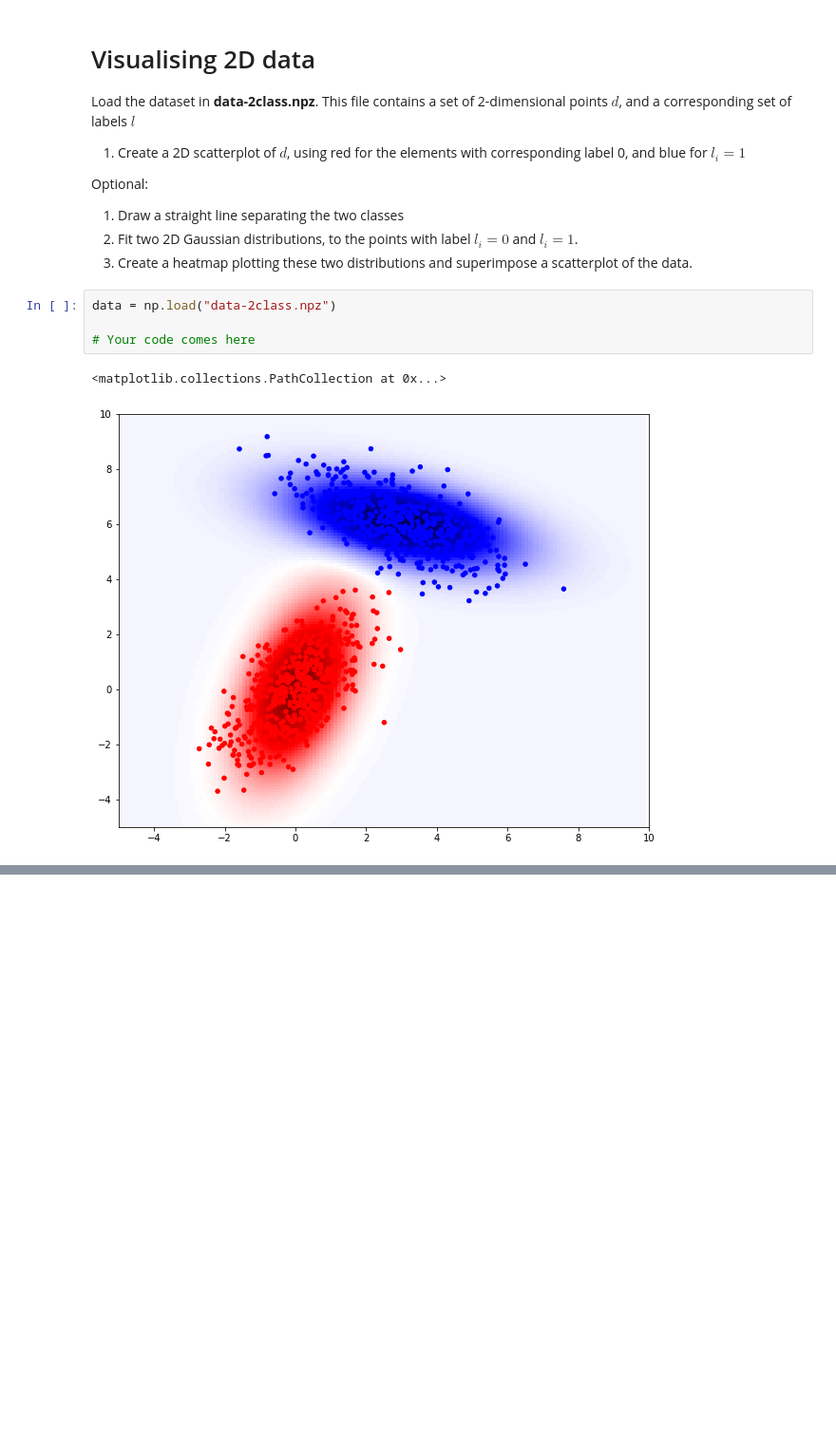
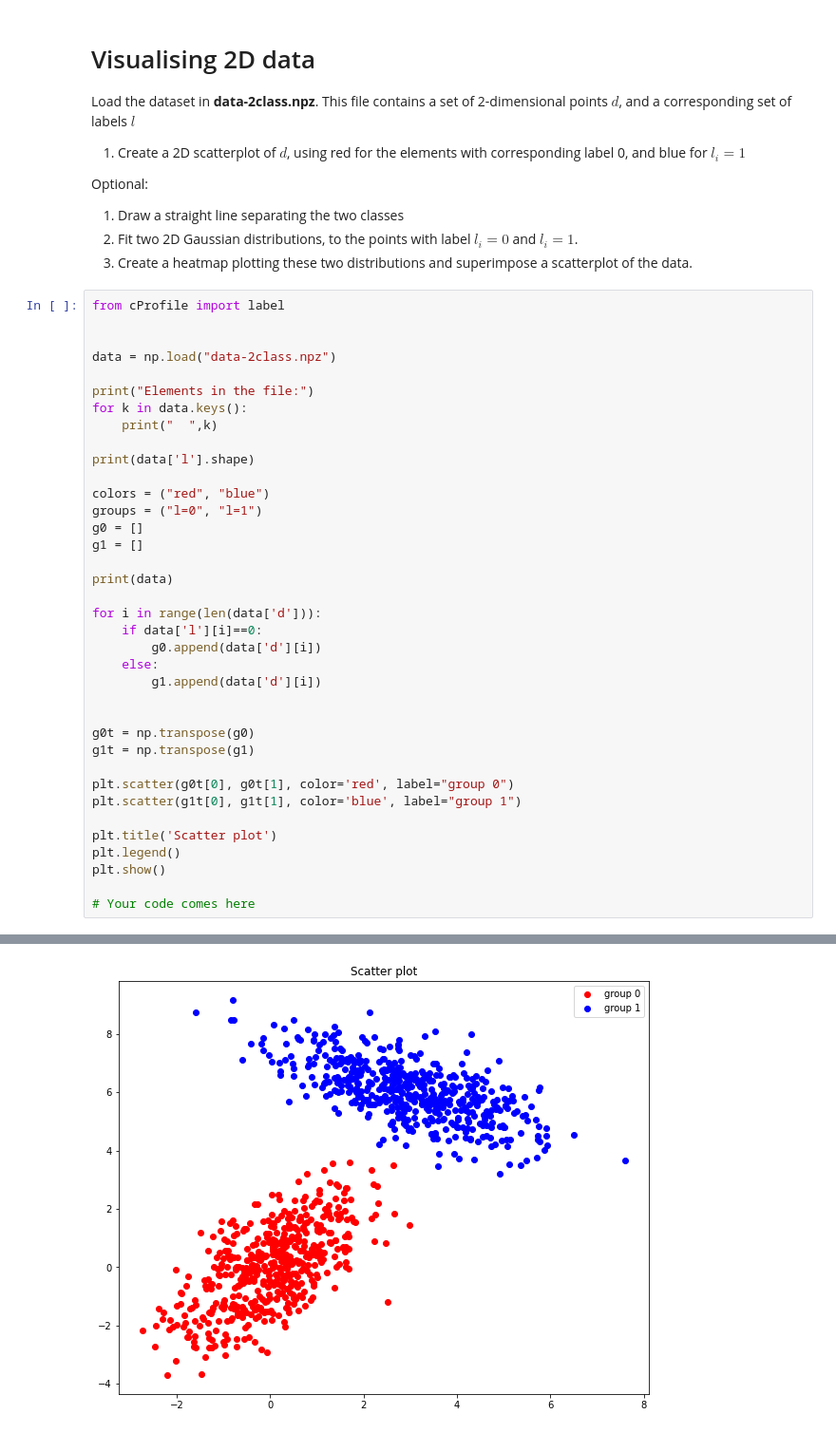
Before and after one commit to Frederico-lp/Machine-Learning, a Jupyter notebook: lab1/Lab 1, Introduction handout 2022.ipynb, the cells around one changed output, grey strips where cells are left out. Shown at 95% size. Cells and saved outputs as stored; diff of their text form; blank space fills up the shorter version.

```diff
--- a/lab1/Lab 1, Introduction handout 2022.ipynb
+++ b/lab1/Lab 1, Introduction handout 2022.ipynb
@@ -134,10 +134,41 @@ Optional:
 1. Draw a straight line separating the two classes
 1. Fit two 2D Gaussian distributions, to the points with label $l_i=0$ and $l_i=1$.
 1. Create a heatmap plotting these two distributions and superimpose a scatterplot of the data.
-# %%
-data = np.load("data-2class.npz")
-
-# Your code comes here
-# %% [output]
-<matplotlib.collections.PathCollection at 0x...>
-[figure, removed]
+# %%
+from cProfile import label
+
+
+data = np.load("data-2class.npz")
+
+print("Elements in the file:")
+for k in data.keys():
+    print("  ",k)
+
+print(data['l'].shape)
+
+colors = ("red", "blue")
+groups = ("l=0", "l=1")
+g0 = []
+g1 = []
+
+print(data)
+
+for i in range(len(data['d'])):
+    if data['l'][i]==0:
+        g0.append(data['d'][i])
+    else:
+        g1.append(data['d'][i])
+
+
+g0t = np.transpose(g0)
+g1t = np.transpose(g1)
+
+plt.scatter(g0t[0], g0t[1], color='red', label="group 0")
+plt.scatter(g1t[0], g1t[1], color='blue', label="group 1")
+
+plt.title('Scatter plot')
+plt.legend()
+plt.show()
+
+# Your code comes here
+# %% [output]
@@ -143,0 +180 @@ data = np.load("data-2class.npz")
+[figure, added]
```
Also changed, not shown: parts of 1 cell of this notebook.
